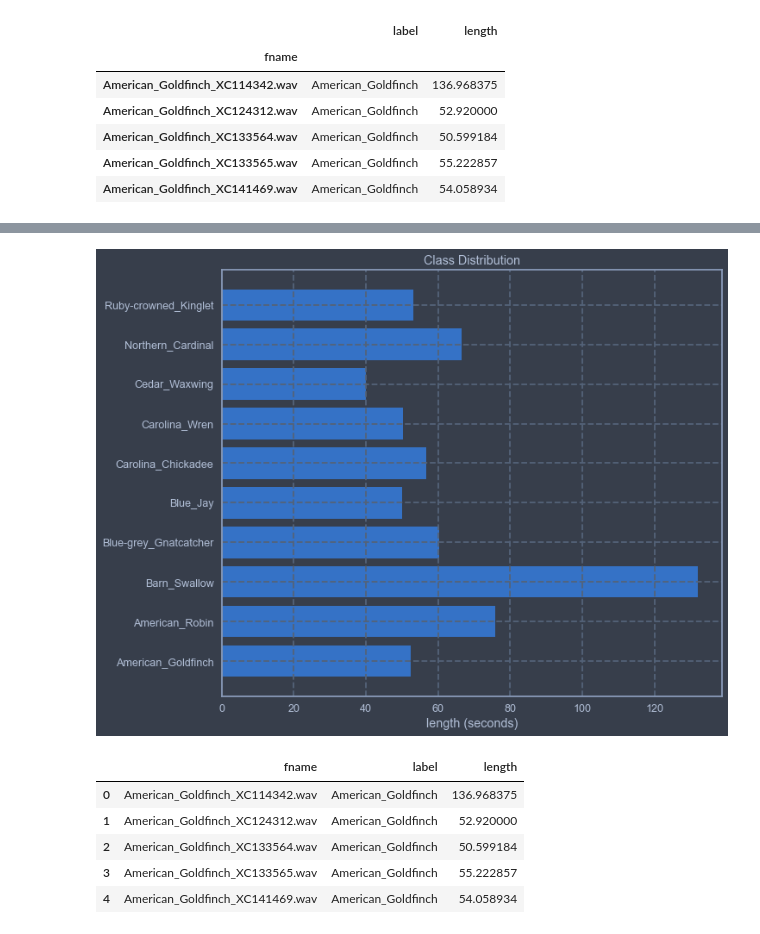
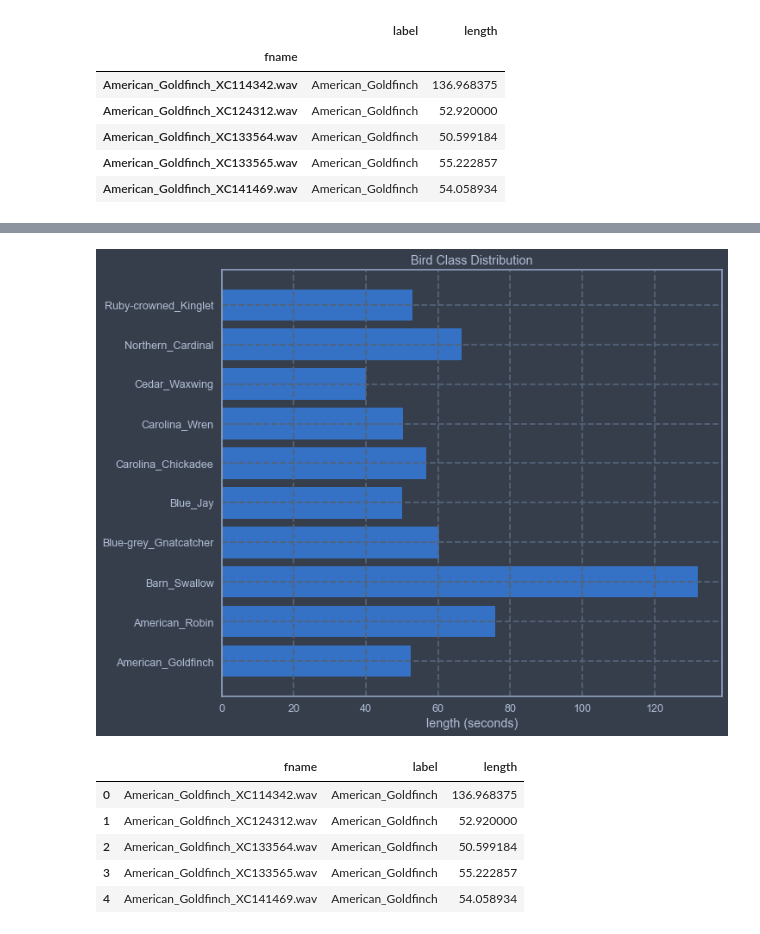
Before and after one commit to Xavier4t/Bird-Classifier, a Jupyter notebook: audio_analysis.ipynb, the cells around one changed output, grey strips where cells are left out. Drawn from its saved outputs; the diff is of its cells as text; code cells hidden in the pictures.

```diff
--- a/audio_analysis.ipynb
+++ b/audio_analysis.ipynb
@@ -130,9 +130,9 @@ def hbarplot(data, xlabel, title):
     ax.set_title(title)
     plt.show()
 # %%
-hbarplot(bird_classes_distribution, "length (seconds)", "Class Distribution")
+hbarplot(bird_classes_distribution, "length (seconds)", "Bird Class Distribution")
 # %% [output]
-[figure, old version]
+[figure, new version]
 # %%
 bird_calls_df.reset_index(inplace=True)
 bird_calls_df.head()
```
Also changed, not shown: parts of 6 cells of this notebook, 4 other files.
